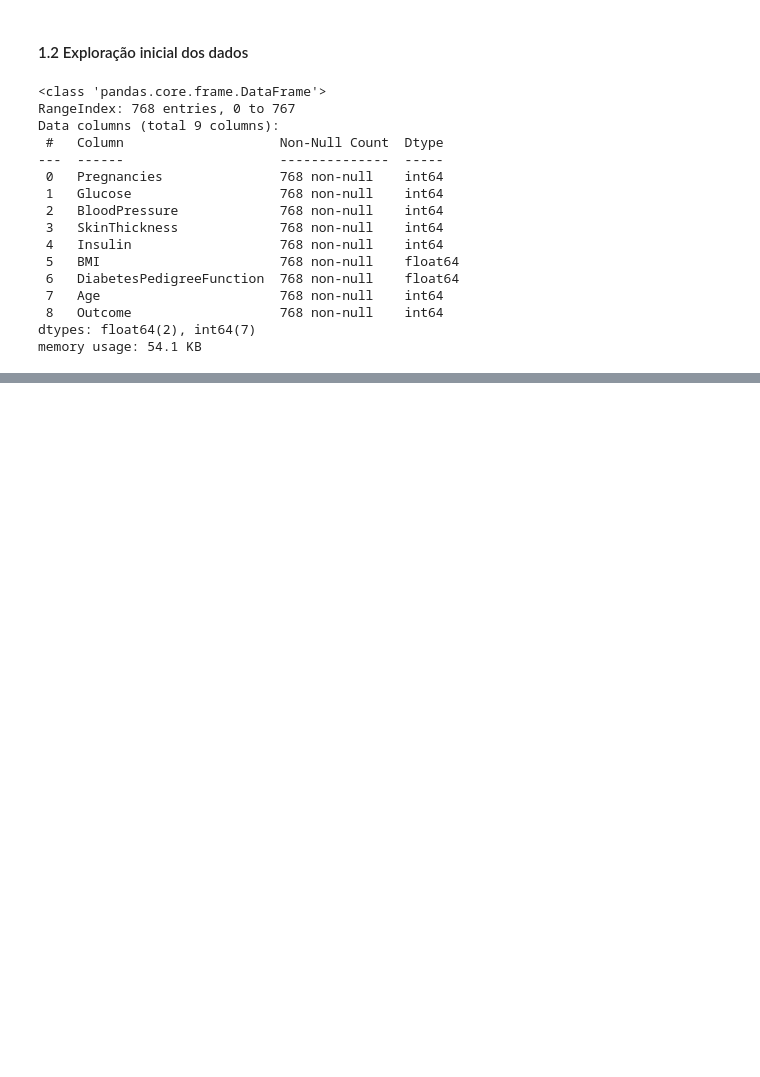
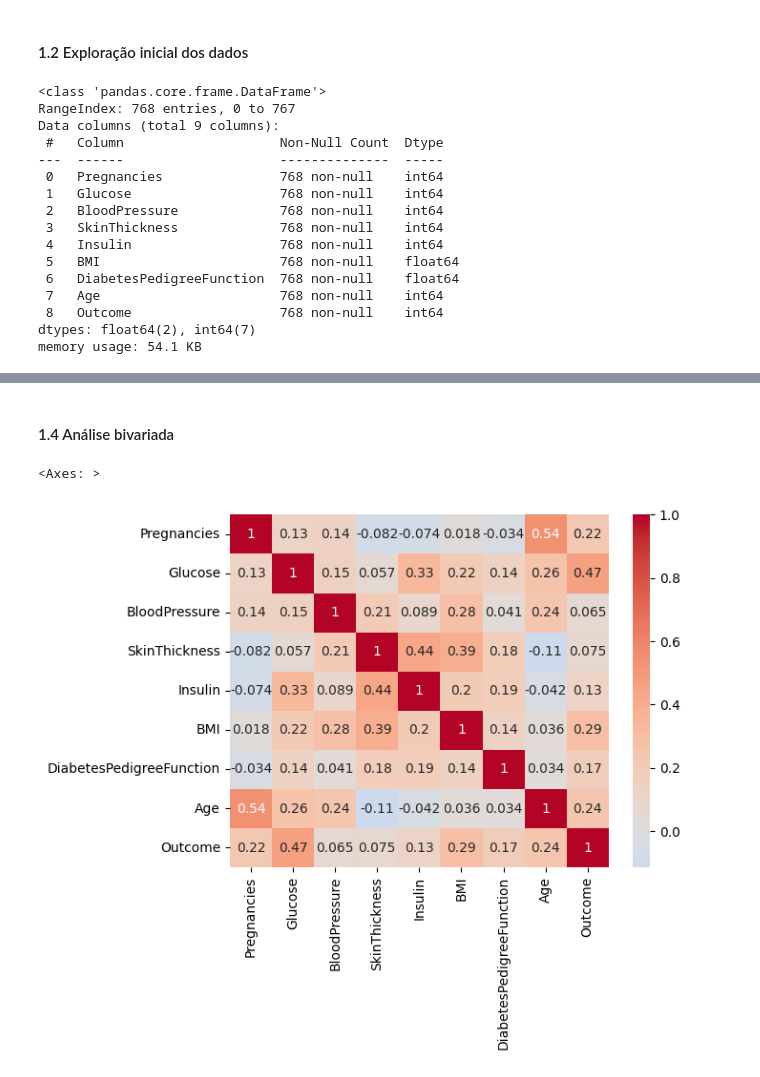
Before and after one commit to RaulMartino/Cefet, a Jupyter notebook: Estatística e Probabilidade/T2.ipynb, the cells around one changed output, grey strips where cells are left out. Drawn from its saved outputs; the diff is of its cells as text; code cells hidden in the pictures; blank space fills up the shorter version.

```diff
--- a/Estatística e Probabilidade/T2.ipynb
+++ b/Estatística e Probabilidade/T2.ipynb
@@ -49,0 +79,9 @@ pima_df.describe()
+# %% [markdown]
+#### 1.4 Análise bivariada
+# %%
+# Correlação entre variáveis:
+correlation_matrix_df = pima_df.corr()
+sns.heatmap(correlation_matrix_df, annot=True, cmap='coolwarm', center=0)
+# %% [output]
+<Axes: >
+[figure, added]
```
Also changed, not shown: parts of 4 cells of this notebook.
